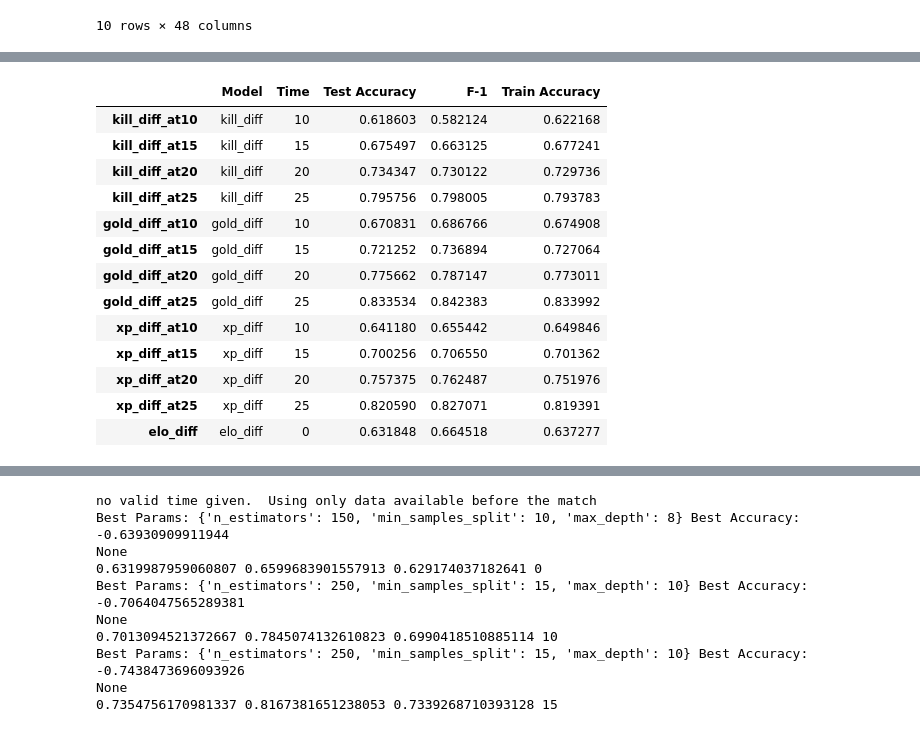
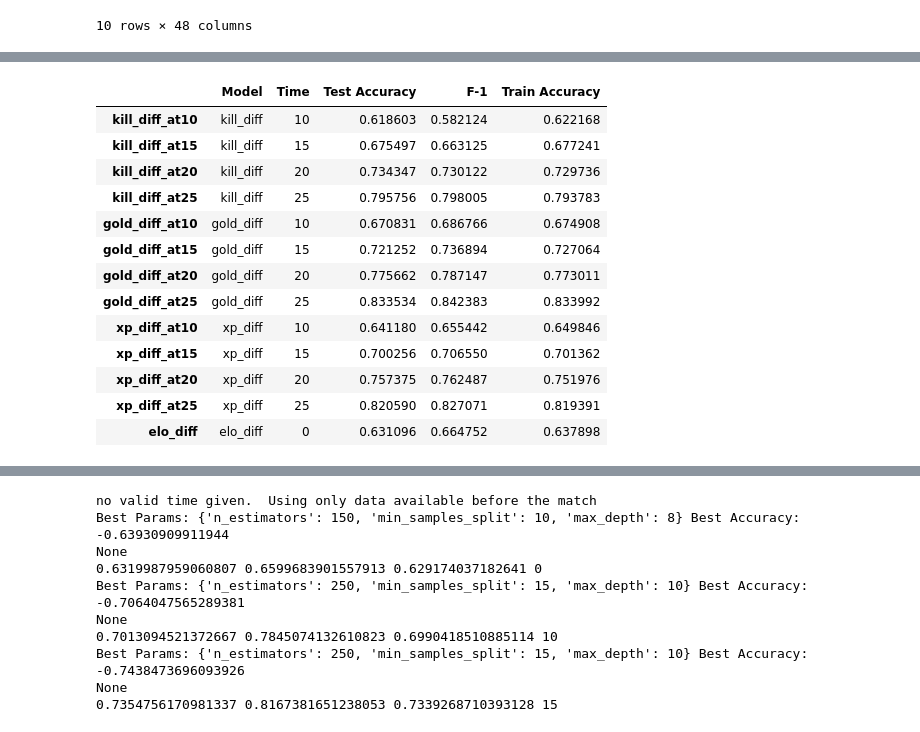
Before and after one commit to Samuel-Kelly-hub/Esports-Results-Project, a Jupyter notebook: LoL_Predictions.ipynb, the cells around one changed output, grey strips where cells are left out. Saved outputs shown, nothing was run; the diff lists cells and outputs as text; code cells hidden in the pictures.

```diff
--- a/LoL_Predictions.ipynb
+++ b/LoL_Predictions.ipynb
@@ -87,3 +160,4 @@ stats_df.head()
 # %%
-# Drop the result column, as it will be identical to the "blue_result" column already in the stats_df dataframe
-dflol_no_teams = dflol_no_teams.drop("result", axis=1)
+# Drop the result column, as it will be identical to the "blue_result" column already in the stats_df dataframe.
+dflol_no_teams = dflol_no_teams.drop("result", axis=1).reset_index()
+dflol_no_teams.head()
@@ -123,8 +196,9 @@ mean_df.head(10)
 | Akali | bot | 3508.000000 | 4926.333333 | 87.333333 | -9.000000 | 1505.000000 | 10.666667 | 0.666667 | 0.000000 | ... |
 10 rows × 48 columns
 # %%
-# Combine mean and std dataframes with the dataframe holding the stastitics for each game
-adjusted_stats_calc_df = (dflol_no_teams.merge(mean_df, on=["champion", "position"], suffixes=["", "_mean"]).merge(std_df, on=["champion", "position"], suffixes=["", "_std"]))
+# Combine mean and std dataframes with dflol_no_teams which holds the data for each game.
+adjusted_stats_calc_df =(dflol_no_teams.merge(mean_df, on=["champion", "position"], suffixes=["", "_mean"])
+                         .merge(std_df, on=["champion", "position"], suffixes=["", "_std"]))
 # Total number of stats to be standardised
-len(list_of_column_stats)
+print(f"There are {len(list_of_column_stats)} stats to be standardised")
 # %% [output]
@@ -247,4 +348,6 @@ stats_df = stats_df.merge(blue_red_elo_record_df, on="gameid").dropna()
 # %%
-stats_df.shape
-# 909 features in the dataframe + 1 results column
+print(f"There are {stats_df.shape[0]} games recorded in the dataset")
+stats_df = stats_df.dropna()
+print(f"There are {stats_df.shape[0]} games- without missing data- recorded in the dataset")
+print(f"There are {stats_df.shape[1]} features in the dataset")
 # %% [output]
@@ -254,39 +395,50 @@ stats_df.shape
 blue_result = stats_df["blue_result"]
 
 array_train, array_test, result_train, result_test =train_test_split(
-    stats_df.drop(labels=["blue_result"], axis=1), blue_result, test_size = 0.2, random_state=1)
+    stats_df.drop(labels=["blue_result"], axis=1),
+    blue_result,
+    test_size = 0.2,
+    random_state=1)
 # %%
-# I will compare the machine learning models to the stat of who is leading in gold, kills or elo differential
-# A full analysis of the different models will be conducted at the end of the notebook
+times = ["0", "10", "15", "20", "25"]
 
-times = ["0", "10", "15", "20", "25"]
+# My comparison will include the accuracy of the model on:
+# The test data.
+# The F1 Score, to evaluate the model's balance of false positives and false negatives (due to there being more results equalling 1 than 0 in the dataset), on the test data.
+# The accuracy on the train data to check for overfitting.
 results_df = pd.DataFrame(columns=["Model", "Time", "Test Accuracy", "F-1", "Train Accuracy"])
+
+# Recording the predictive effectiveness of Kills, Gold, and XP at the timed intervals.
 for stat in ["kill", "gold", "xp"]:
     for time in times[1:]:
         temp_series = array_test[f"blue_team_{stat}diffat{time}"] > 0
         accuracy_test = accuracy_score(result_test, temp_series)
         f1 = f1_score(result_test, temp_series)
         accuracy_train = accuracy_score(result_train, array_train[f"blue_team_{stat}diffat{time}"] > 0)
         results_df.loc[f"{stat}_diff_at{time}"] = [f"{stat}_diff", time, accuracy_test, f1, accuracy_train]
 
+# Recording the predictive effectiveness of "elo_diff".
+# The Blue Side Advantage calculated in LoL_Elo_System
+bsa = 23.463215
 results_df.loc["elo_diff"] = ["elo_diff",
                               "0",
-                              accuracy_score(result_test, array_test["elo_diff"]+ 23.27479618 > 0),
-                              f1_score(result_test, array_test["elo_diff"]+ 23.27479618 > 0),
-                              accuracy_score(result_train, array_train["elo_diff"]+ 23.27479618 > 0)]
+                              accuracy_score(result_test, array_test["elo_diff"]+ bsa > 0),
+                              f1_score(result_test, array_test["elo_diff"]+ bsa > 0),
+                              accuracy_score(result_train, array_train["elo_diff"]+ bsa > 0)]
 results_df
+# A full analysis of the different models will be conducted at the end of the notebook
 # %% [output]
 |  | Model | Time | Test Accuracy | F-1 | Train Accuracy |
 | kill_diff_at10 | kill_diff | 10 | 0.618603 | 0.582124 | 0.622168 |
 | kill_diff_at15 | kill_diff | 15 | 0.675497 | 0.663125 | 0.677241 |
 | kill_diff_at20 | kill_diff | 20 | 0.734347 | 0.730122 | 0.729736 |
 | kill_diff_at25 | kill_diff | 25 | 0.795756 | 0.798005 | 0.793783 |
 | gold_diff_at10 | gold_diff | 10 | 0.670831 | 0.686766 | 0.674908 |
 | gold_diff_at15 | gold_diff | 15 | 0.721252 | 0.736894 | 0.727064 |
 | gold_diff_at20 | gold_diff | 20 | 0.775662 | 0.787147 | 0.773011 |
 | gold_diff_at25 | gold_diff | 25 | 0.833534 | 0.842383 | 0.833992 |
 | xp_diff_at10 | xp_diff | 10 | 0.641180 | 0.655442 | 0.649846 |
 | xp_diff_at15 | xp_diff | 15 | 0.700256 | 0.706550 | 0.701362 |
 | xp_diff_at20 | xp_diff | 20 | 0.757375 | 0.762487 | 0.751976 |
 | xp_diff_at25 | xp_diff | 25 | 0.820590 | 0.827071 | 0.819391 |
-| elo_diff | elo_diff | 0 | 0.631848 | 0.664518 | 0.637277 |
+| elo_diff | elo_diff | 0 | 0.631096 | 0.664752 | 0.637898 |
```
Also changed, not shown: parts of 76 cells of this notebook.
